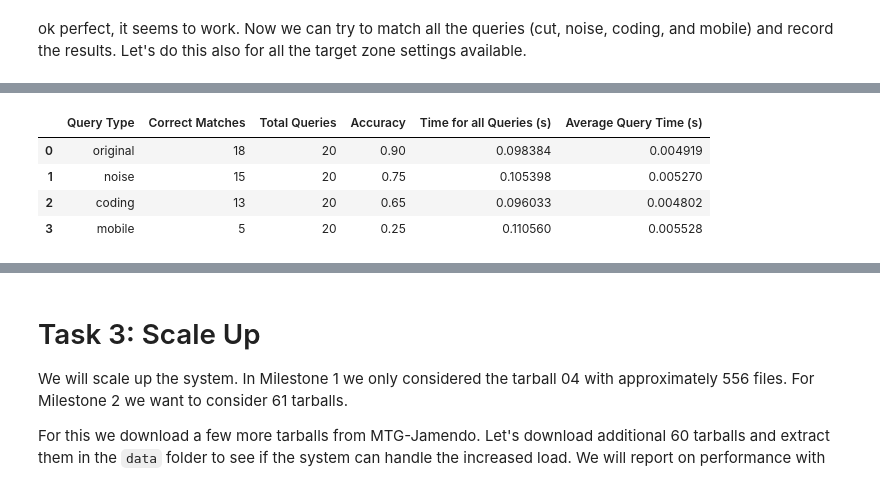
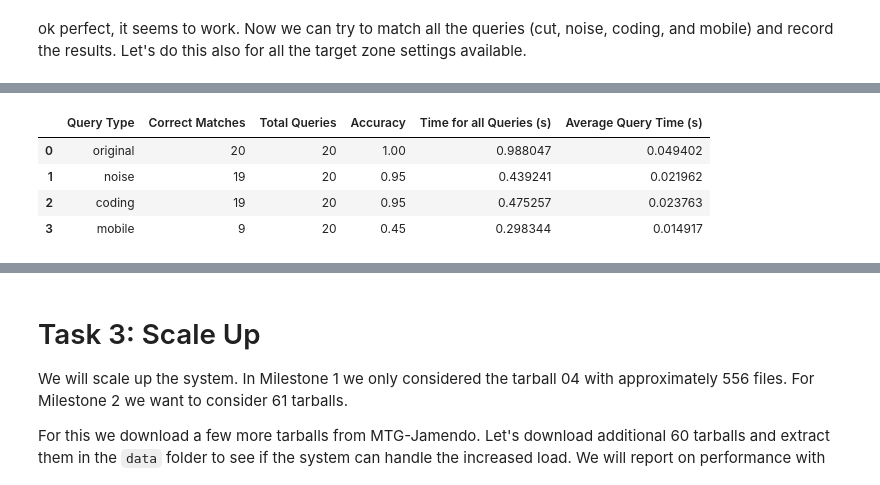
Before and after one commit to Lutu-gl/AudioID-Retrieval, a Jupyter notebook: notebooks/04_audio_retrieval_MS2.ipynb, the cells around one changed output, grey strips where cells are left out. Cells and saved outputs as stored; diff of their text form; code cells hidden in the pictures.

Commit message:
final optimization of target zone configs

```diff
--- a/notebooks/04_audio_retrieval_MS2.ipynb
+++ b/notebooks/04_audio_retrieval_MS2.ipynb
@@ -198,8 +198,8 @@ TODO: explain why we used these target zones and explain what meaning they have.
 target_zones = [
     {
         "id" : (5, 20),
-        "time_min_offset": 0, # time window of 5, frequency range of 20
-        "time_max_offset": 5,
+        "time_min_offset": 1, # time window of 5, frequency range of 20
+        "time_max_offset": 6,
         "freq_min_offset": -10,
         "freq_max_offset": 10
     },
@@ -212,9 +212,9 @@ target_zones = [
     },
     {
         "id" : (10, 20),
-        "time_min_offset": 0, # time window of 10, frequency range of 20
-        "time_max_offset": 10,
-        "freq_min_offset": 0,
+        "time_min_offset": 1, # time window of 10, frequency range of 20
+        "time_max_offset": 11,
+        "freq_min_offset": -10,
         "freq_max_offset": 10
     },
     {
@@ -523,7 +482,7 @@ query_hash_list = compute_hashes_for_query(fst_query, target_zones[0])
 
 time_now = time.perf_counter()
 print("Now matching query to database threaded")
-result = match_query_to_database_threaded(query_hash_list, db_hash_index_tz0 , threshold=5)
+result = match_query_to_database(query_hash_list, db_hash_index_tz0)
 print("Threaded Matching took", time.perf_counter()-time_now, "seconds")
 
 # print result
@@ -559,22 +518,7 @@ def compute_all_hashes_for_queries(query_constellation_maps, target_zones):
     return all_hashes
 
 
-def perform_retrieval_experiments(all_query_hashes, db_hash_index, threshold=0, max_workers=4):
-    """
-    Perform retrieval experiments for a specific target zone.
-
-    Parameters:
-    - all_query_hashes (dict): Dictionary of hashes for a specific target zone.
-                               Example: {"original": {query_name: hashes, ...}, ...}
-    - db_hash_index (dict): Database hash index for the target zone.
-                            Example: {hash_value: [(track_id, anchor_time), ...]}.
-    - threshold (int): Minimum score threshold for a match.
-    - max_workers (int): Number of threads for parallel processing.
-
-    Returns:
-    - results (dict): Dictionary containing results by query type.
-                      Example: {"original": [{"query_name": ..., "best_match": ..., ...}], ...}
-    """
+def perform_retrieval_experiments(all_query_hashes, db_hash_index):
     results = {}
     total_start_time = time.perf_counter()
 
@@ -588,7 +532,7 @@ def perform_retrieval_experiments(all_query_hashes, db_hash_index, threshold=0,
             query_start_time = time.perf_counter()
 
             # Perform matching
-            result = match_query_to_database_threaded(query_hash_list, db_hash_index, threshold, max_workers)
+            result = match_query_to_database(query_hash_list, db_hash_index)
             query_time = time.perf_counter() - query_start_time
 
             # Check if the match is correct
@@ -625,15 +569,6 @@ def perform_retrieval_experiments(all_query_hashes, db_hash_index, threshold=0,
 
 
 def save_results_to_table(results):
-    """
-    Convert retrieval experiment results into a table for analysis.
-
-    Parameters:
-    - results (dict): Dictionary containing results by query type.
-
-    Returns:
-    - summary_df (pd.DataFrame): Dataframe summarizing the results for all query types.
-    """
     summary_data = []
     for query_type, result in results.items():
         summary_data.append({
@@ -659,8 +594,7 @@ all_query_hashes = compute_all_hashes_for_queries(
 # %%
 results_tz0 = perform_retrieval_experiments(
     all_query_hashes=all_query_hashes[target_zones[0]['id']],
-    db_hash_index=db_hash_index_tz0,
-    threshold=0
+    db_hash_index=db_hash_index_tz0
 )
 summary_table_tz0 = save_results_to_table(results_tz0)
 display(summary_table_tz0)
@@ -685,8 +616,8 @@ Total Retrieval Experiments Time: 0.41 seconds
 |  | Query Type | Correct Matches | Total Queries | Accuracy | Time for all Queries (s) | Average Query Time (s) |
-| 0 | original | 18 | 20 | 0.90 | 0.098384 | 0.004919 |
-| 1 | noise | 15 | 20 | 0.75 | 0.105398 | 0.005270 |
-| 2 | coding | 13 | 20 | 0.65 | 0.096033 | 0.004802 |
-| 3 | mobile | 5 | 20 | 0.25 | 0.110560 | 0.005528 |
+| 0 | original | 20 | 20 | 1.00 | 0.988047 | 0.049402 |
+| 1 | noise | 19 | 20 | 0.95 | 0.439241 | 0.021962 |
+| 2 | coding | 19 | 20 | 0.95 | 0.475257 | 0.023763 |
+| 3 | mobile | 9 | 20 | 0.45 | 0.298344 | 0.014917 |
 # %%
 results_tz1 = perform_retrieval_experiments(
     all_query_hashes=all_query_hashes[target_zones[1]['id']],
```
Also changed, not shown: parts of 11 cells of this notebook.
